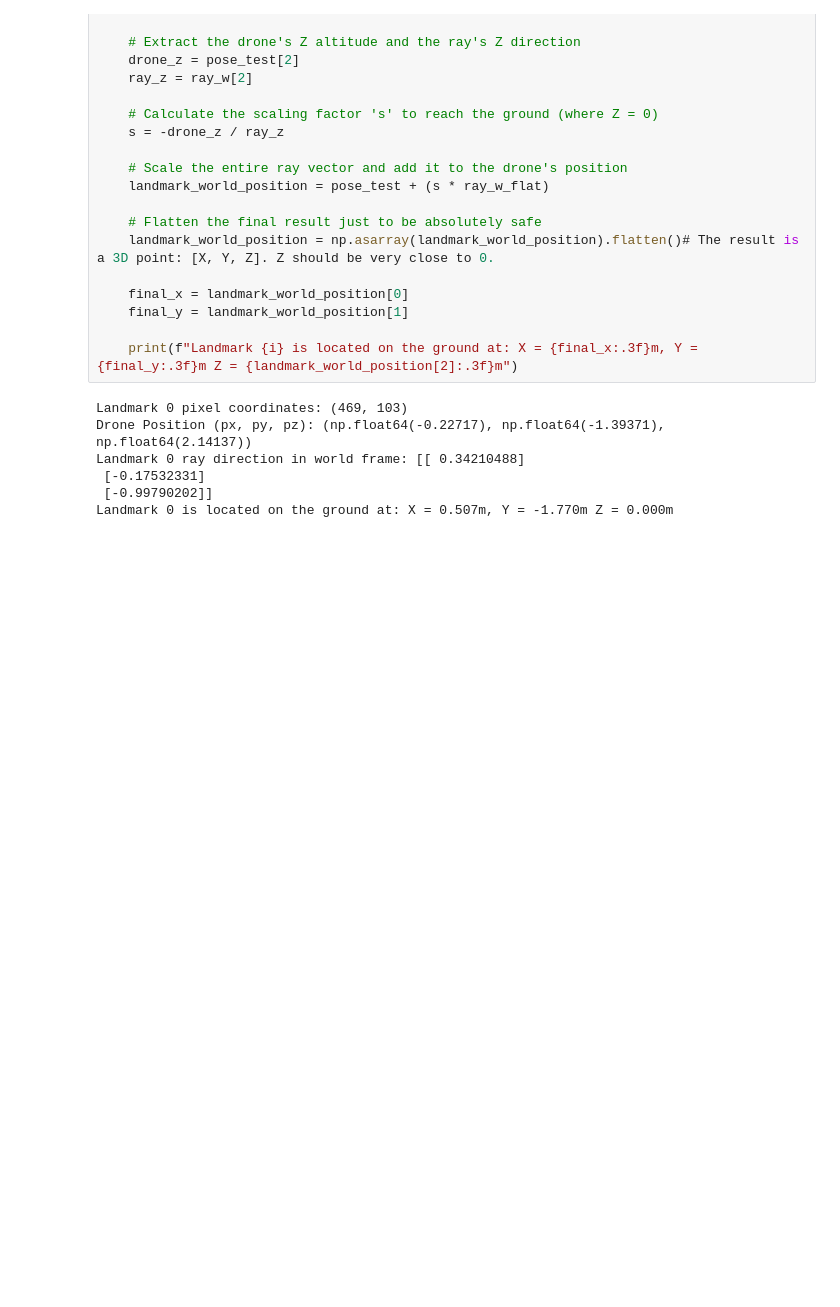
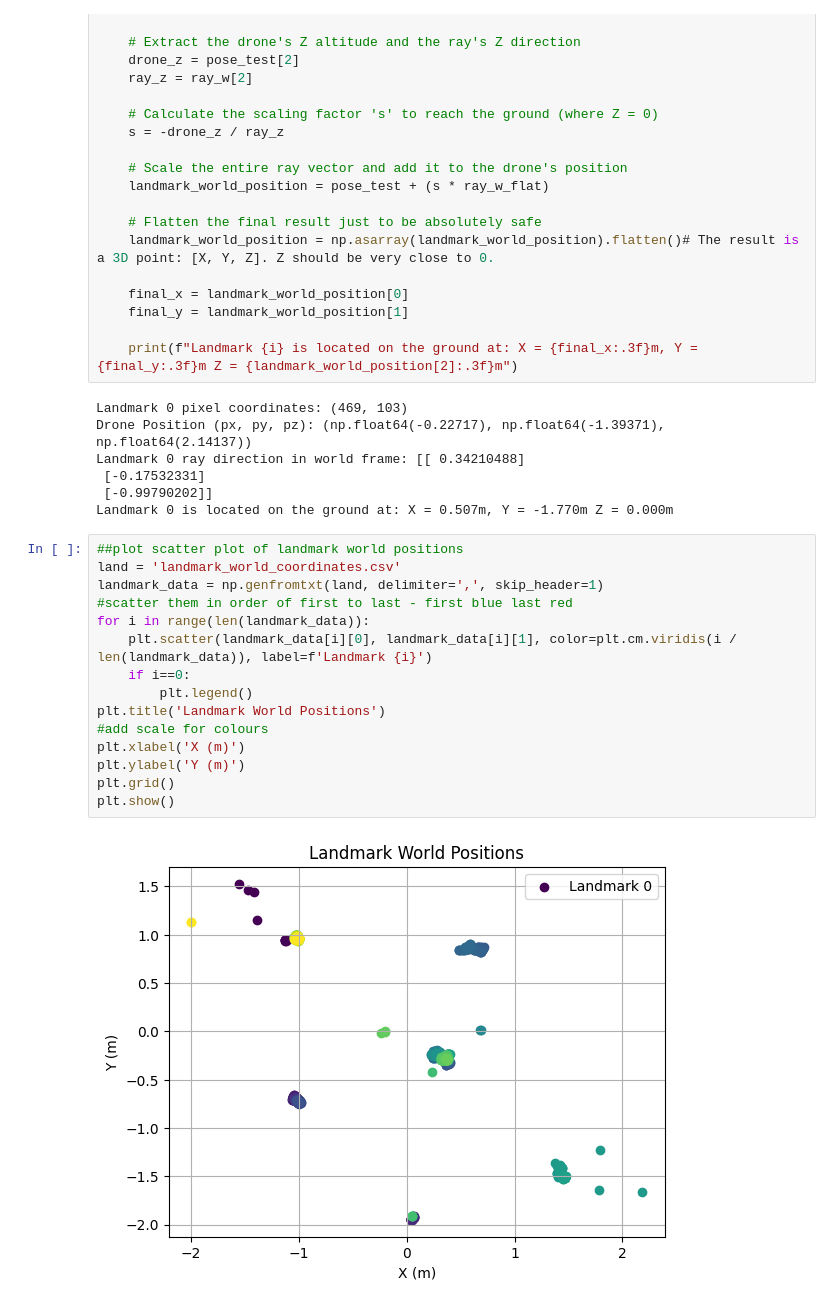
Before and after one commit to jclundy/aer1217_labs, a Jupyter notebook: lab3/lab3_zoe.ipynb, the cells around one changed output. Saved outputs shown, nothing was run; the diff lists cells and outputs as text; blank space fills up the shorter version.

```diff
--- a/lab3/lab3_zoe.ipynb
+++ b/lab3/lab3_zoe.ipynb
@@ -154,3 +250,20 @@ Landmark 0 ray direction in world frame: [[ 0.34210488]
  [-0.17532331]
  [-0.99790202]]
 Landmark 0 is located on the ground at: X = 0.507m, Y = -1.770m Z = 0.000m
+# %%
+##plot scatter plot of landmark world positions
+land = 'landmark_world_coordinates.csv'
+landmark_data = np.genfromtxt(land, delimiter=',', skip_header=1)
+#scatter them in order of first to last - first blue last red
+for i in range(len(landmark_data)):
+    plt.scatter(landmark_data[i][0], landmark_data[i][1], color=plt.cm.viridis(i / len(landmark_data)), label=f'Landmark {i}')
+    if i==0:
+        plt.legend()
+plt.title('Landmark World Positions')
+#add scale for colours
+plt.xlabel('X (m)')
+plt.ylabel('Y (m)')
+plt.grid()
+plt.show()
+# %% [output]
+[figure, added]
```
Also changed, not shown: parts of 5 cells of this notebook, 1 other file.
